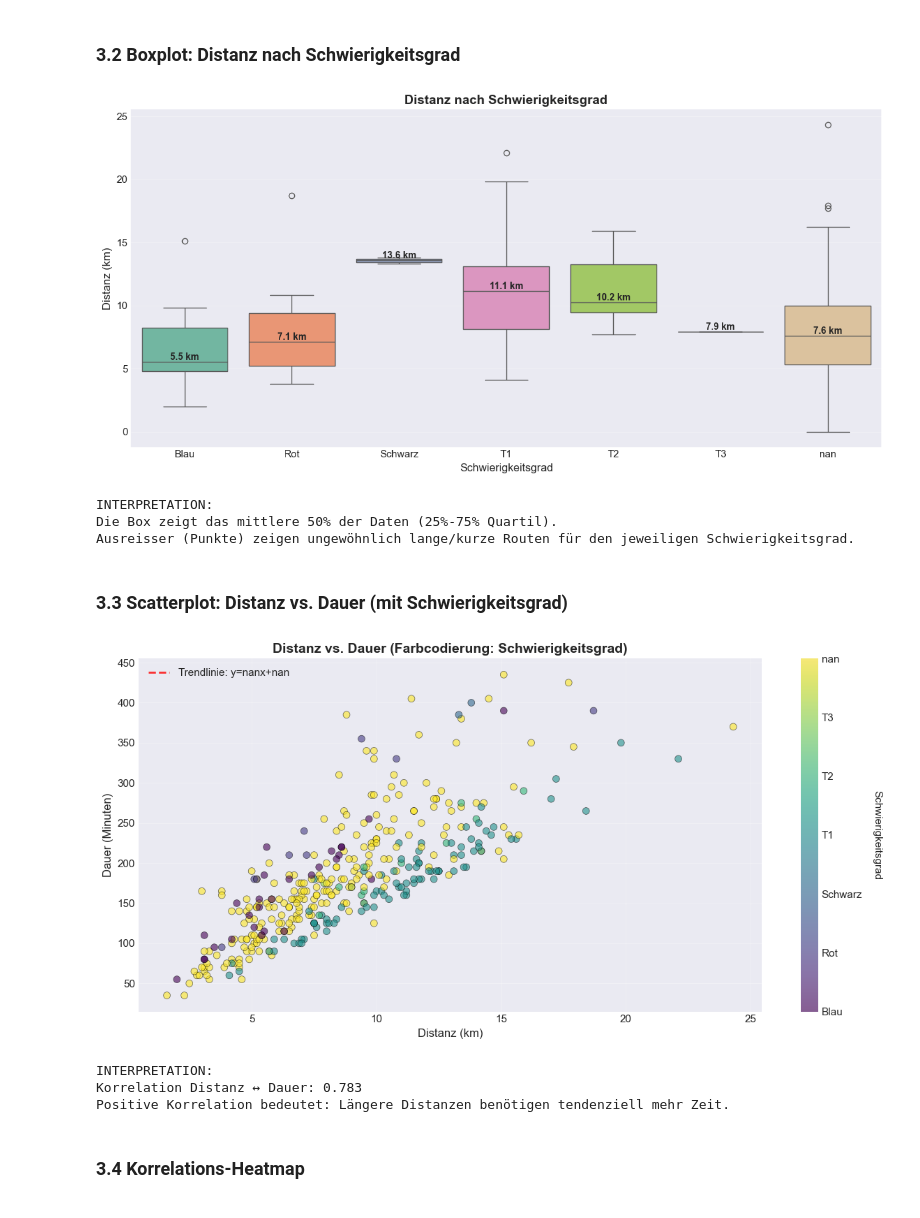
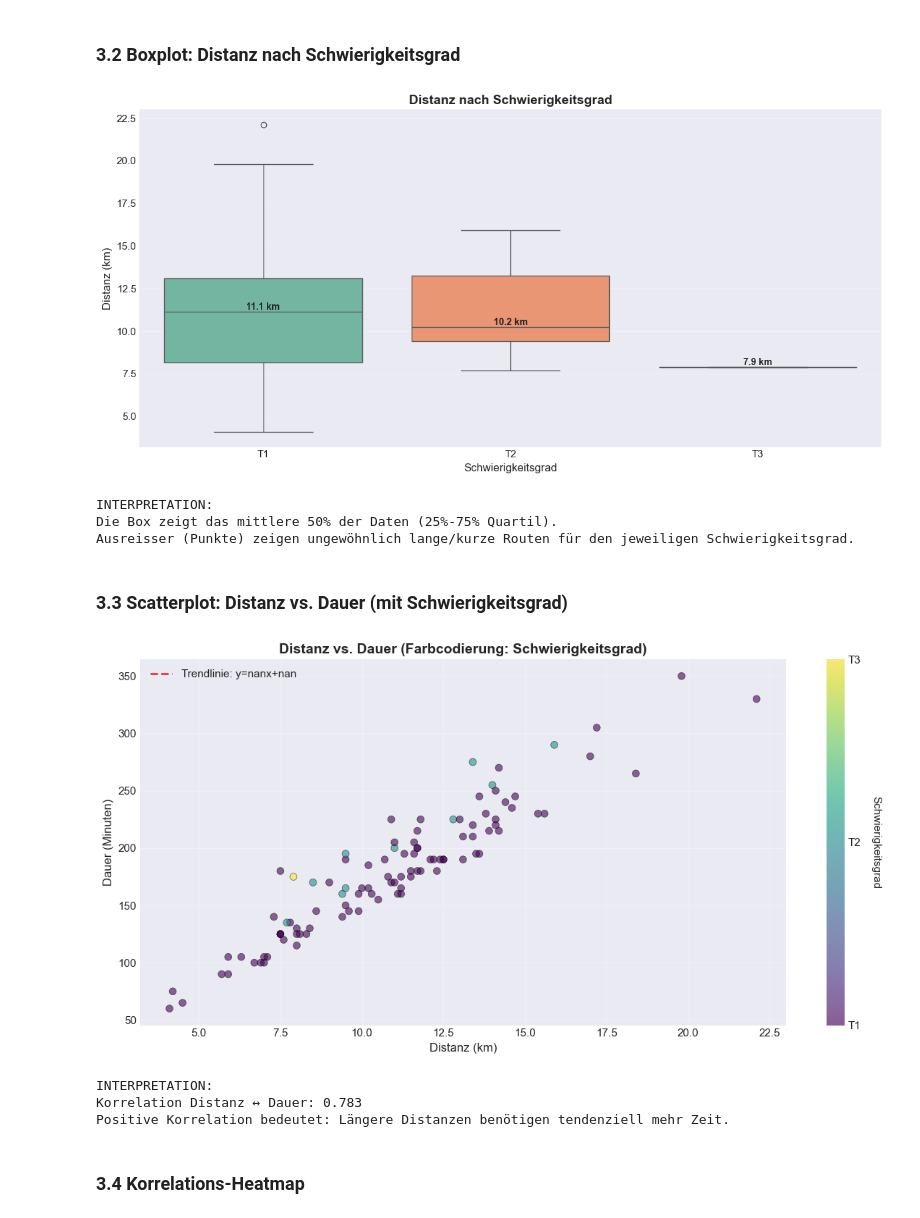
Before and after one commit to ganemmah/Schweizer_Wanderwege, a Jupyter notebook: 04_exploratory_data_analysis.ipynb, the cells around one changed output. Drawn from its saved outputs; the diff is of its cells as text; code cells hidden in the pictures.

```diff
--- a/04_exploratory_data_analysis.ipynb
+++ b/04_exploratory_data_analysis.ipynb
@@ -194,6 +195,21 @@ Spalten mit fehlenden Werten: 7
 print("="*80)
 print("CROSSTAB - Schwierigkeitsgrad vs. Physische Anforderung")
 print("="*80)
+
+# Make a safe version of difficulty_level for crosstabs/plots
+# (in the DB NULL may become NaN; treat both as missing)
+
+def ordered_difficulty_levels(series):
+    """Return a sorted list of difficulty levels (e.g. ['T1','T2',...])
+    excluding None/NaN. Sorting is numeric by the number after 'T'."""
+    import re
+    vals = [v for v in pd.unique(series) if pd.notna(v) and v is not None]
+    # cast to str (safety), keep only T<number> patterns
+    def sort_key(s):
+        m = re.match(r"^T(\d+)$", str(s))
+        return int(m.group(1)) if m else 999
+    vals = list(map(str, vals))
+    return sorted(vals, key=sort_key)
 
 crosstab = pd.crosstab(df['difficulty_level'], df['physical_demand'], margins=True)
 print(crosstab)
@@ -260,28 +275,37 @@ Die meisten Wanderungen dauern zwischen 2.2 und 3.7 Stunden.
 # %%
 plt.figure(figsize=(12, 6))
 
-# Sortiere difficulty_level
-difficulty_order = sorted(df['difficulty_level'].unique())
+# Sortiere difficulty_level (sicher, ohne None/NaN)
+difficulty_order = ordered_difficulty_levels(df['difficulty_level'])
+
+# Optional: set categorical dtype so seaborn respects order consistently
+if difficulty_order:
+    df['difficulty_level'] = pd.Categorical(df['difficulty_level'],
+                                            categories=difficulty_order,
+                                            ordered=True)
 
 sns.boxplot(data=df, x='difficulty_level', y='distance_km', order=difficulty_order, palette='Set2')
 plt.xlabel('Schwierigkeitsgrad', fontsize=12)
 plt.ylabel('Distanz (km)', fontsize=12)
 plt.title('Distanz nach Schwierigkeitsgrad', fontsize=14, fontweight='bold')
 plt.grid(axis='y', alpha=0.3)
 
 # Füge Median-Werte hinzu
 medians = df.groupby('difficulty_level')['distance_km'].median().reindex(difficulty_order)
 for i, (level, median) in enumerate(medians.items()):
+    # median kann NaN sein, überspringe dann
+    if pd.isna(median):
+        continue
     plt.text(i, median, f'{median:.1f} km', ha='center', va='bottom', fontweight='bold', fontsize=10)
 
 plt.tight_layout()
 plt.show()
 
 print("INTERPRETATION:")
 print("Die Box zeigt das mittlere 50% der Daten (25%-75% Quartil).")
 print("Ausreisser (Punkte) zeigen ungewöhnlich lange/kurze Routen für den jeweiligen Schwierigkeitsgrad.")
 # %% [output]
-[figure, old version]
+[figure, new version]
 INTERPRETATION:
 Die Box zeigt das mittlere 50% der Daten (25%-75% Quartil).
 Ausreisser (Punkte) zeigen ungewöhnlich lange/kurze Routen für den jeweiligen Schwierigkeitsgrad.
@@ -291,7 +315,9 @@ Ausreisser (Punkte) zeigen ungewöhnlich lange/kurze Routen für den jeweiligen
 plt.figure(figsize=(12, 6))
 
 # Erstelle Scatterplot mit Farbcodierung nach Schwierigkeitsgrad
-difficulty_colors = {level: i for i, level in enumerate(sorted(df['difficulty_level'].unique()))}
+difficulty_order = ordered_difficulty_levels(df['difficulty_level'])
+# build color map only for existing levels
+difficulty_colors = {level: i for i, level in enumerate(difficulty_order)}
 colors = df['difficulty_level'].map(difficulty_colors)
 
 scatter = plt.scatter(df['distance_km'], df['duration_min'], c=colors, cmap='viridis',
@@ -302,10 +328,11 @@ plt.ylabel('Dauer (Minuten)', fontsize=12)
 plt.title('Distanz vs. Dauer (Farbcodierung: Schwierigkeitsgrad)', fontsize=14, fontweight='bold')
 plt.grid(alpha=0.3)
 
-# Colorbar mit Labels
-cbar = plt.colorbar(scatter, ticks=list(difficulty_colors.values()))
-cbar.ax.set_yticklabels(list(difficulty_colors.keys()))
-cbar.set_label('Schwierigkeitsgrad', rotation=270, labelpad=20, fontsize=11)
+# Colorbar mit Labels (only if there is at least one level)
+if difficulty_order:
+    cbar = plt.colorbar(scatter, ticks=list(difficulty_colors.values()))
+    cbar.ax.set_yticklabels(list(difficulty_colors.keys()))
+    cbar.set_label('Schwierigkeitsgrad', rotation=270, labelpad=20, fontsize=11)
 
 # Trendlinie hinzufügen
 z = np.polyfit(df['distance_km'].dropna(), df.loc[df['distance_km'].notna(), 'duration_min'], 1)
@@ -321,7 +348,7 @@ print("INTERPRETATION:")
 print(f"Korrelation Distanz ↔ Dauer: {df[['distance_km', 'duration_min']].corr().iloc[0,1]:.3f}")
 print("Positive Korrelation bedeutet: Längere Distanzen benötigen tendenziell mehr Zeit.")
 # %% [output]
-[figure, old version]
+[figure, new version]
 INTERPRETATION:
 Korrelation Distanz ↔ Dauer: 0.783
 Positive Korrelation bedeutet: Längere Distanzen benötigen tendenziell mehr Zeit.
```
Also changed, not shown: parts of 6 cells of this notebook, 3 other files.
